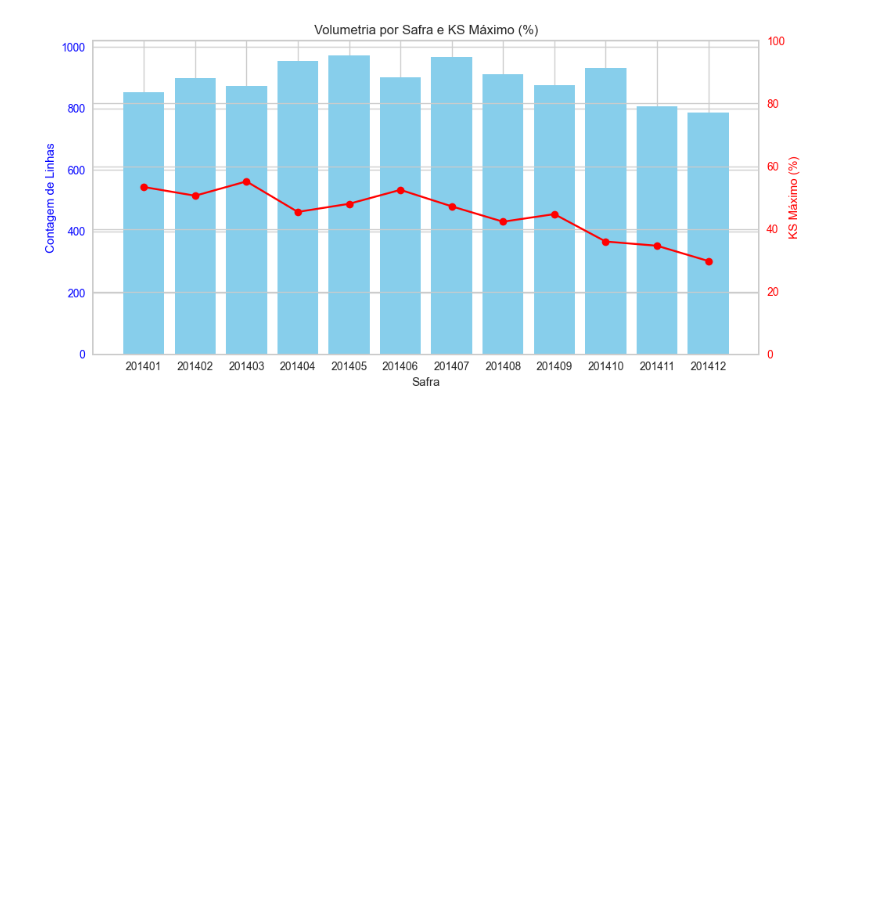
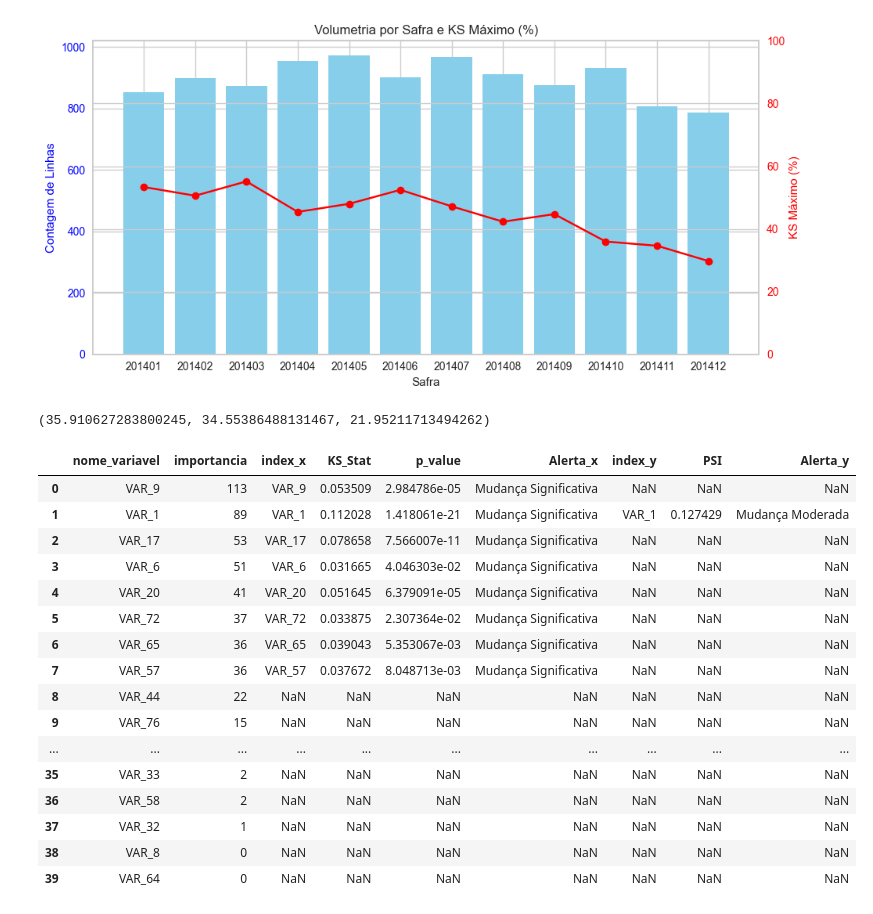
Before and after one commit to RodrigoFCMoreira/credit_scoring_ML_solver, a Jupyter notebook: 4 - Avaliar Técnica de modelagem.ipynb, the cells around one changed output. Drawn from its saved outputs; the diff is of its cells as text; code cells hidden in the pictures; blank space fills up the shorter version.

```diff
--- a/4 - Avaliar Técnica de modelagem.ipynb
+++ b/4 - Avaliar Técnica de modelagem.ipynb
@@ -239,0 +270,51 @@ plotar_ks_safra(tabela_ks)
+# %%
+#Importancia de variáveis non light gbm (quantas vezes a variável foi utilizada para realizar o corte na folha da árvore)
+#Os betas (β) na Regressão Logística são os coeficientes que medem o efeito de cada variável independente na probabilidade de um determinado evento ocorrer.
+
+df_lgbm_vars = obter_importancia_variaveis(tuned_lightgbm, "LightGBM")
+df_logistica_vars = obter_importancia_variaveis(tuned_lr, "Regressão Logística")
+# %%
+#Se uma variável que é importante para o modelo muda de distribuição, isso pode causar problemas na previsão.
+
+#O p-valor mede a probabilidade de observarmos uma diferença tão grande entre duas amostras apenas por acaso, assumindo que elas vêm da mesma distribuição.
+#Se p-valor < 0.05 → Existe menos de 5% de chance de que a diferença seja mero acaso. Ou seja, há evidências estatísticas de que as distribuições são diferentes!
+#Se p-valor >= 0.05 → Não há evidências suficientes para afirmar que as distribuições mudaram.
+#No caso do KS Test (Kolmogorov-Smirnov), um p-valor < 0.05 indica que a distribuição da variável mudou significativamente entre a safra de referência e a safra atual.
+
+#O PSI (Índice de Estabilidade Populacional) mede a diferença entre duas distribuições.
+#Dividimos os dados em faixas de valores, Calculamos as frequências relativas em cada bin para ambas as populações (referência e atual).
+#PSI < 0.1 → Pequena diferença (distribuição estável)
+#0.1 ≤ PSI < 0.25 → Diferença moderada (monitorar)
+#PSI ≥ 0.25 → Diferença significativa (possível problema )
+
+
+psi,ks = monitorar_variaveis_continuas(pd.concat([train_selecionada,test_oos]), test_oot, [x for x in train_selecionada.columns if x not in ['id','safra','y']])
+# %%
+avaliar_vars_ks = df_lgbm_vars.merge(ks.reset_index(drop=False),how='left',left_on='nome_variavel',right_on='index')
+# %%
+avaliar_vars = avaliar_vars_ks.merge(psi.reset_index(drop=False),how='left',left_on='nome_variavel',right_on='index')
+# %%
+#verificando facilmente como a média da variável VAR_1 mudou nos meses mais recentes do OOT
+train_selecionada['VAR_1'].mean(),test_oos['VAR_1'].mean(),test_oot['VAR_1'].mean()
+# %% [output]
+(35.910627283800245, 34.55386488131467, 21.95211713494262)
+# %%
+avaliar_vars
+# %% [output]
+|  | nome_variavel | importancia | index_x | KS_Stat | p_value | Alerta_x | index_y | PSI | Alerta_y |
+| 0 | VAR_9 | 113 | VAR_9 | 0.053509 | 2.984786e-05 | Mudança Significativa | NaN | NaN | NaN |
+| 1 | VAR_1 | 89 | VAR_1 | 0.112028 | 1.418061e-21 | Mudança Significativa | VAR_1 | 0.127429 | Mudança Moderada |
+| 2 | VAR_17 | 53 | VAR_17 | 0.078658 | 7.566007e-11 | Mudança Significativa | NaN | NaN | NaN |
+| 3 | VAR_6 | 51 | VAR_6 | 0.031665 | 4.046303e-02 | Mudança Significativa | NaN | NaN | NaN |
+| 4 | VAR_20 | 41 | VAR_20 | 0.051645 | 6.379091e-05 | Mudança Significativa | NaN | NaN | NaN |
+| 5 | VAR_72 | 37 | VAR_72 | 0.033875 | 2.307364e-02 | Mudança Significativa | NaN | NaN | NaN |
+| 6 | VAR_65 | 36 | VAR_65 | 0.039043 | 5.353067e-03 | Mudança Significativa | NaN | NaN | NaN |
+| 7 | VAR_57 | 36 | VAR_57 | 0.037672 | 8.048713e-03 | Mudança Significativa | NaN | NaN | NaN |
+| 8 | VAR_44 | 22 | NaN | NaN | NaN | NaN | NaN | NaN | NaN |
+| 9 | VAR_76 | 15 | NaN | NaN | NaN | NaN | NaN | NaN | NaN |
+| ... | ... | ... | ... | ... | ... | ... | ... | ... | ... |
+| 35 | VAR_33 | 2 | NaN | NaN | NaN | NaN | NaN | NaN | NaN |
+| 36 | VAR_58 | 2 | NaN | NaN | NaN | NaN | NaN | NaN | NaN |
+| 37 | VAR_32 | 1 | NaN | NaN | NaN | NaN | NaN | NaN | NaN |
+| 38 | VAR_8 | 0 | NaN | NaN | NaN | NaN | NaN | NaN | NaN |
+| 39 | VAR_64 | 0 | NaN | NaN | NaN | NaN | NaN | NaN | NaN |
```
Also changed, not shown: parts of 17 cells of this notebook.
